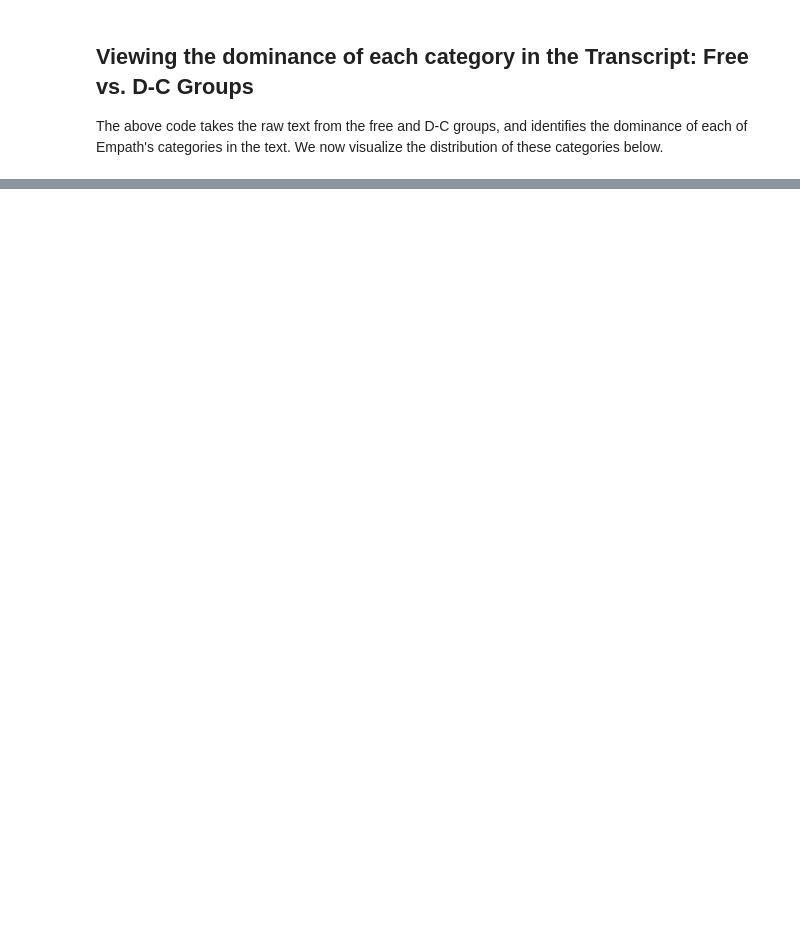
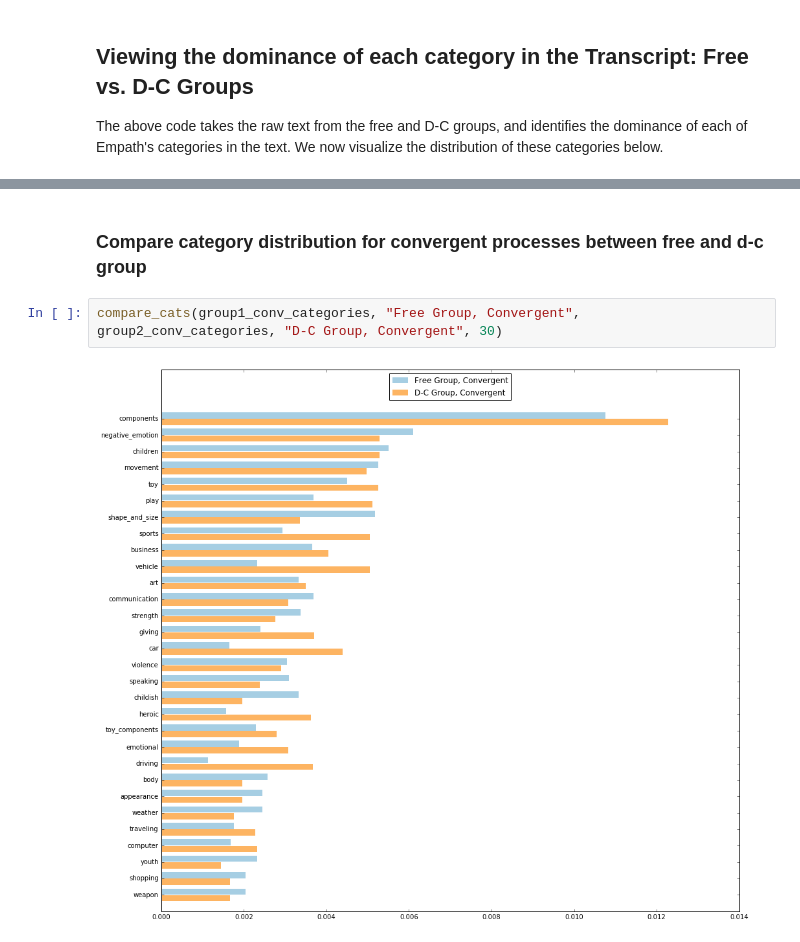
Before and after one commit to senthilchandrasegaran/jupyter-notebooks, a Jupyter notebook: brainstorming-viz/Empath Analysis -- Concept Discussion.ipynb, the cells around one changed output, grey strips where cells are left out. Cells and saved outputs as stored; diff of their text form; blank space fills up the shorter version.

```diff
--- a/brainstorming-viz/Empath Analysis -- Concept Discussion.ipynb
+++ b/brainstorming-viz/Empath Analysis -- Concept Discussion.ipynb
@@ -156,0 +241,6 @@ Populating the interactive namespace from numpy and matplotlib
+# %% [markdown]
+### Compare category distribution for convergent processes between free and d-c group
+# %%
+compare_cats(group1_conv_categories, "Free Group, Convergent", group2_conv_categories, "D-C Group, Convergent", 30)
+# %% [output]
+[figure, added]
```
Also changed, not shown: parts of 14 cells of this notebook, 2 other files.
